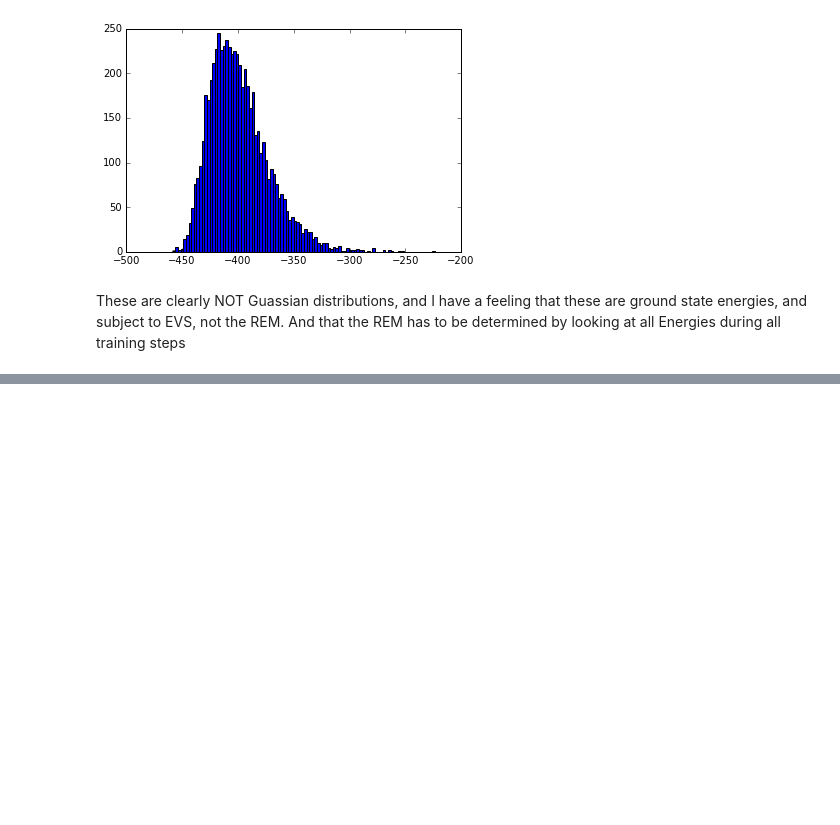
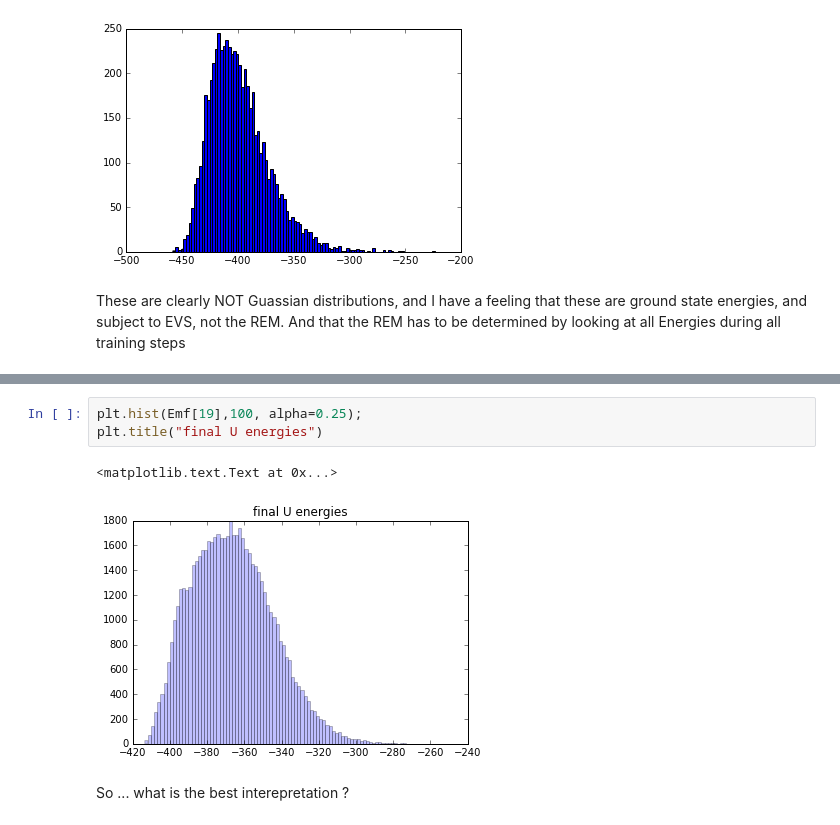
Before and after one commit to charlesmartin14/emf-rbm, a Jupyter notebook: EMF_RBM_Energy_Densities.ipynb, the cells around one changed output, grey strips where cells are left out. Drawn from its saved outputs; the diff is of its cells as text; blank space fills up the shorter version.

```diff
--- a/EMF_RBM_Energy_Densities.ipynb
+++ b/EMF_RBM_Energy_Densities.ipynb
@@ -801,0 +870,8 @@ These are clearly NOT Guassian distributions, and I have a feeling that these ar
+# %%
+plt.hist(Emf[19],100, alpha=0.25);
+plt.title("final U energies")
+# %% [output]
+<matplotlib.text.Text at 0x...>
+[figure, added]
+# %% [markdown]
+So ... what is the best interepretation ?
```
Also changed, not shown: parts of 9 cells of this notebook.
